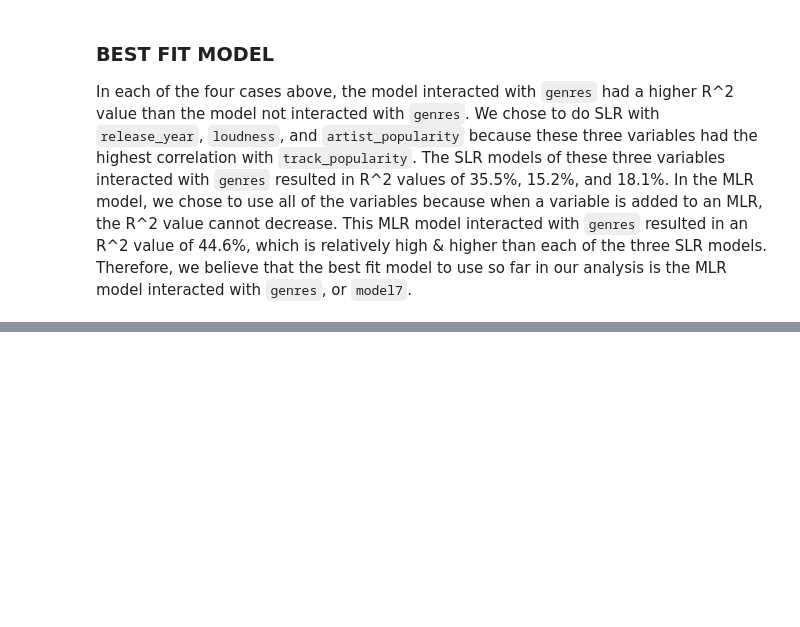
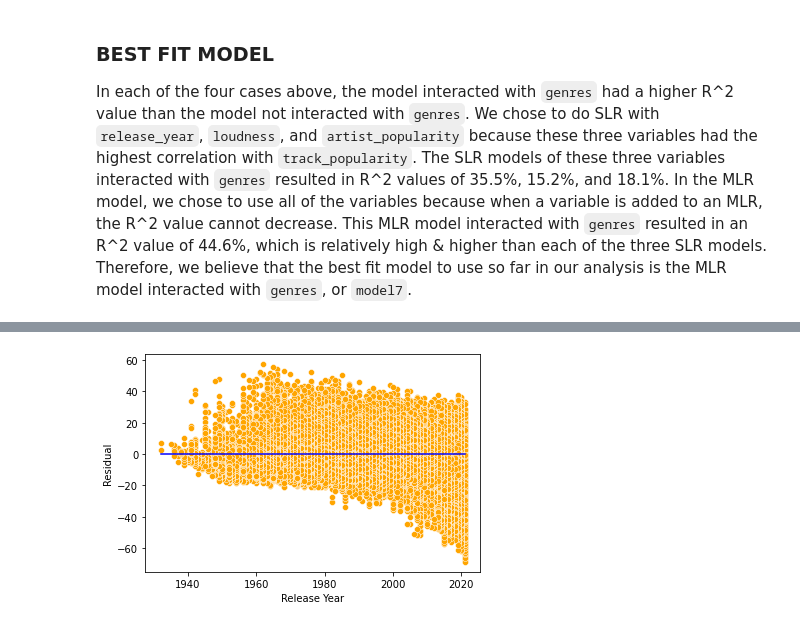
Before and after one commit to jacksterlin/best-303-final, a Jupyter notebook: New_Final_Project.ipynb, the cells around one changed output, grey strips where cells are left out. Drawn from its saved outputs; the diff is of its cells as text; code cells hidden in the pictures; blank space fills up the shorter version.

```diff
--- a/New_Final_Project.ipynb
+++ b/New_Final_Project.ipynb
@@ -374,0 +383,10 @@ In each of the four cases above, the model interacted with `genres` had a higher
+# %%
+temp_data = spotify_data.drop(index = spotify_data[spotify_data['genres'] != 'pop'].index.to_list(), axis = 1)
+
+sns.scatterplot(x = temp_data['release_year'], y = model7.resid, color='orange')
+sns.lineplot(x = [temp_data['release_year'].min(),temp_data['release_year'].max()],y = [0,0],color = 'blue')
+plt.xlabel('Release Year')
+plt.ylabel('Residual')
+plt.show()
+# %% [output]
+[figure, added]
```
Also changed, not shown: parts of 15 cells of this notebook.
